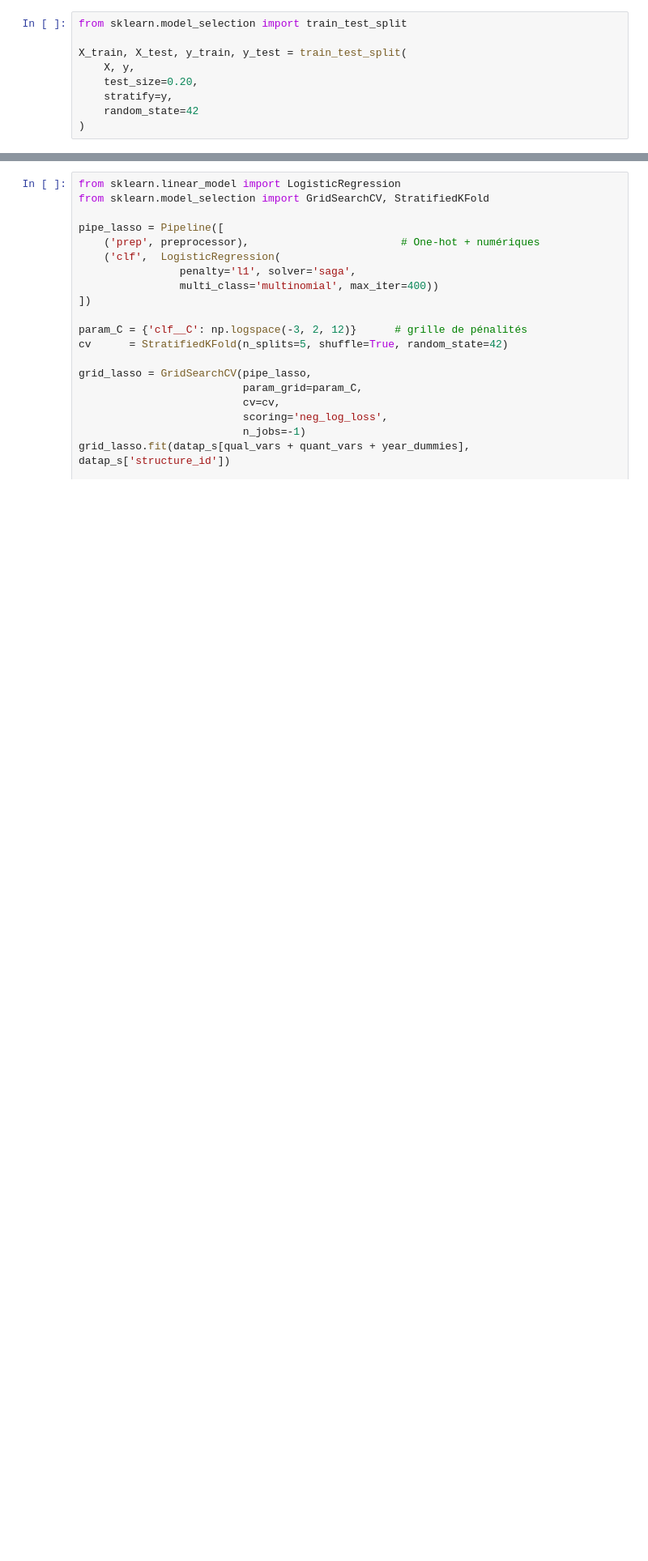
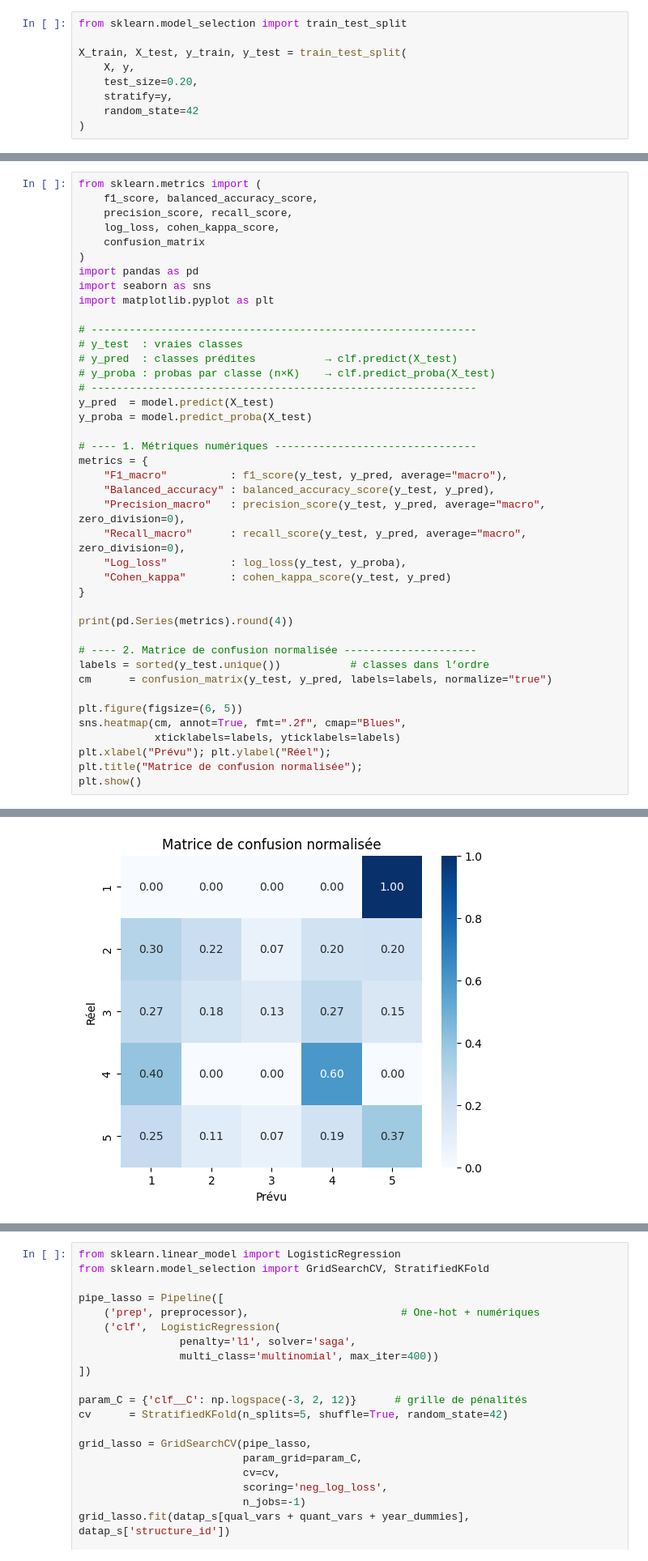
Before and after one commit to KUISSU/Exiom_Stage, a Jupyter notebook: Note_book/Proba_mode.ipynb, the cells around one changed output, grey strips where cells are left out. Shown at 81% size. Drawn from its saved outputs; the diff is of its cells as text; blank space fills up the shorter version.

```diff
--- a/Note_book/Proba_mode.ipynb
+++ b/Note_book/Proba_mode.ipynb
@@ -484,0 +612,42 @@ MemoryError: Unable to allocate 335. GiB for an array with shape (801476, 56065)
+# %%
+from sklearn.metrics import (
+    f1_score, balanced_accuracy_score,
+    precision_score, recall_score,
+    log_loss, cohen_kappa_score,
+    confusion_matrix
+)
+import pandas as pd
+import seaborn as sns
+import matplotlib.pyplot as plt
+
+# -------------------------------------------------------------
+# y_test  : vraies classes
+# y_pred  : classes prédites           → clf.predict(X_test)
+# y_proba : probas par classe (n×K)    → clf.predict_proba(X_test)
+# -------------------------------------------------------------
+y_pred  = model.predict(X_test)
+y_proba = model.predict_proba(X_test)
+
+# ---- 1. Métriques numériques --------------------------------
+metrics = {
+    "F1_macro"          : f1_score(y_test, y_pred, average="macro"),
+    "Balanced_accuracy" : balanced_accuracy_score(y_test, y_pred),
+    "Precision_macro"   : precision_score(y_test, y_pred, average="macro", zero_division=0),
+    "Recall_macro"      : recall_score(y_test, y_pred, average="macro", zero_division=0),
+    "Log_loss"          : log_loss(y_test, y_proba),
+    "Cohen_kappa"       : cohen_kappa_score(y_test, y_pred)
+}
+
+print(pd.Series(metrics).round(4))
+
+# ---- 2. Matrice de confusion normalisée ---------------------
+labels = sorted(y_test.unique())           # classes dans l’ordre
+cm      = confusion_matrix(y_test, y_pred, labels=labels, normalize="true")
+
+plt.figure(figsize=(6, 5))
+sns.heatmap(cm, annot=True, fmt=".2f", cmap="Blues",
+            xticklabels=labels, yticklabels=labels)
+plt.xlabel("Prévu"); plt.ylabel("Réel");
+plt.title("Matrice de confusion normalisée");
+plt.show()
+# %% [output]
@@ -484,0 +661 @@ MemoryError: Unable to allocate 335. GiB for an array with shape (801476, 56065)
+[figure, added]
```
Also changed, not shown: parts of 13 cells of this notebook.
